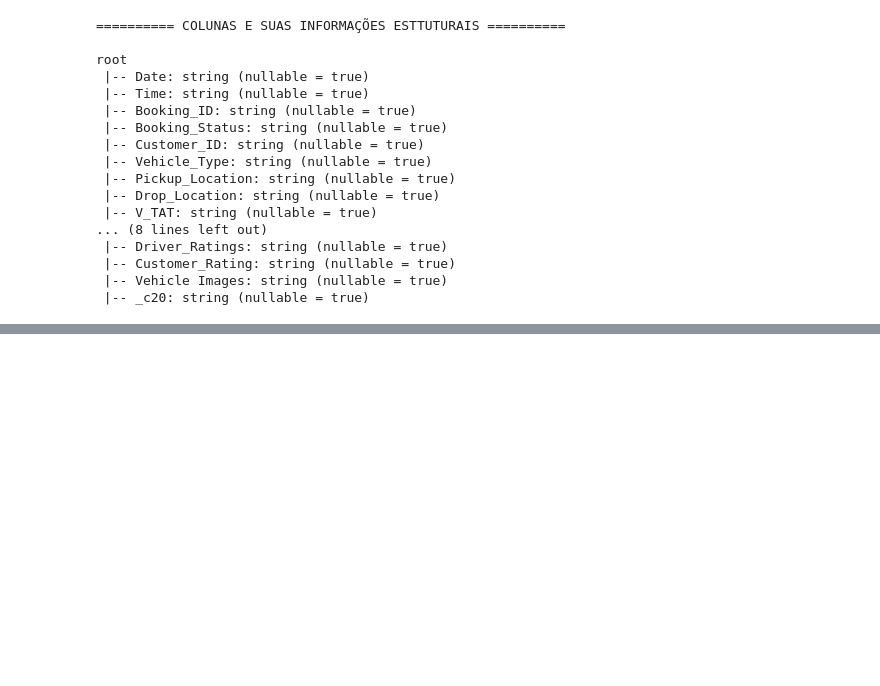
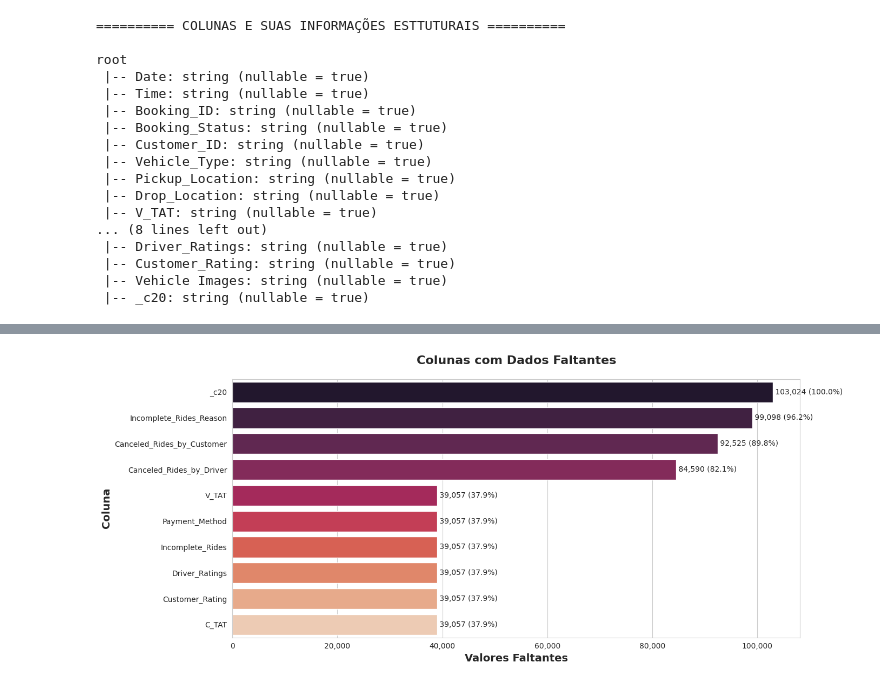
Before and after one commit to daniel-de-sousa/car_rides_analytics, a Jupyter notebook: Data Layer/raw/analytcs.ipynb, the cells around one changed output, grey strips where cells are left out. Cells and saved outputs as stored; diff of their text form; code cells hidden in the pictures; blank space fills up the shorter version.

```diff
--- a/Data Layer/raw/analytcs.ipynb
+++ b/Data Layer/raw/analytcs.ipynb
@@ -163,0 +155,19 @@ Verificação de dados Faltantes por coluna
+# %%
+missing_data = []
+
+for column in df_raw.columns:
+    nulos = df_raw.filter(F.col(column).isNull()).count()
+    vazios = df_raw.filter(F.col(column) == '').count()
+    total = nulos + vazios
+    percentual = round((total / df_raw.count()) * 100, 2)
+
+    missing_data.append({
+        'Coluna': column,
+        'Nulos': nulos,
+        'Total': total,
+        '%': percentual
+    })
+
+df_missing = spark.createDataFrame(missing_data)
+df_missing = df_missing.orderBy(F.col('Total').asc())
+df_missing.show(n=21, truncate=False)
@@ -163,0 +203,25 @@ Verificação de dados Faltantes por coluna
+# %%
+missing_data = df_missing.toPandas()
+missing_data = missing_data.sort_values('Total', ascending=False)
+top_missing = missing_data.head(10).reset_index(drop=True)
+
+sns.set_style("whitegrid")
+
+fig, ax = plt.subplots(figsize=(14, 6))
+sns.barplot(data=top_missing, y='Coluna', x='Total', hue='Coluna', ax=ax, palette='rocket', legend=False)
+
+ax.set_xlabel('Valores Faltantes', fontsize=14, fontweight='bold')
+ax.set_ylabel('Coluna', fontsize=14, fontweight='bold')
+ax.set_title('Colunas com Dados Faltantes', fontsize=16, fontweight='bold', pad=20)
+
+for i in range(len(top_missing)):
+    row = top_missing.iloc[i]
+    ax.text(row['Total'], i, f" {row['Total']:,.0f} ({row['%']:.1f}%)",
+            ha='left', va='center', fontsize=10)
+
+ax.xaxis.set_major_formatter(plt.FuncFormatter(lambda x, p: f'{int(x):,}'))
+
+plt.tight_layout()
+plt.show()
+# %% [output]
+[figure, added]
```
Also changed, not shown: parts of 37 cells of this notebook.
